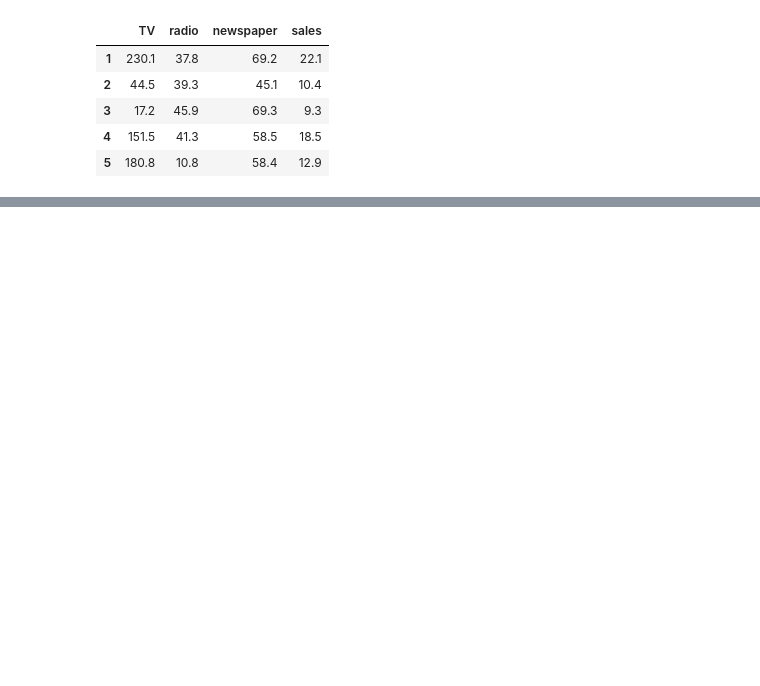
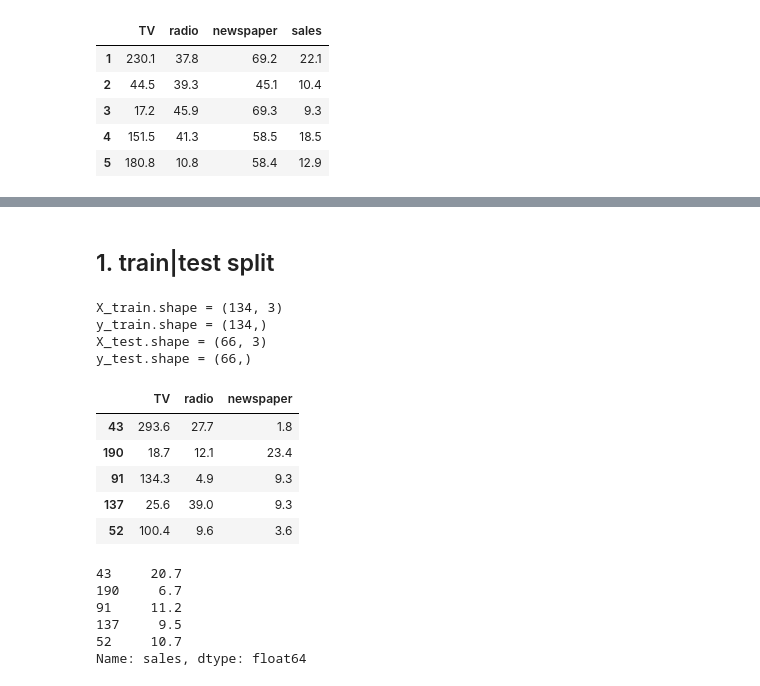
Before and after one commit to ponagr/ai_engineering_pontus_agren_grundstrom, a Jupyter notebook: code-alongs/linear_regression/regression.ipynb, the cells around one changed output, grey strips where cells are left out. Saved outputs shown, nothing was run; the diff lists cells and outputs as text; code cells hidden in the pictures; blank space fills up the shorter version.

```diff
--- a/code-alongs/linear_regression/regression.ipynb
+++ b/code-alongs/linear_regression/regression.ipynb
@@ -16,3 +60,10 @@ df.head()
 # %%
-from sklearn import
-# 3 features (TV,Radio,Newspaper) X , 1 target/label(Sales) y
+# spara kolumnerna som ska vara våra features i X(droppa kolumnen som ska vara y)
+# i y spara endast våran target/label (kolumnen som droppas i X)
+# 3 features (TV,radio,newspaper) X , 1 target/label(sales) y
+
+# tuple unpacking
+# X = design matrix / feature matrix / features / independent variable
+# y = target variable / label / dependent variable
+X, y = df.drop("sales", axis="columns"), df["sales"]
+X, y
@@ -18,0 +108,37 @@ from sklearn import
+# %% [markdown]
+## 1. train|test split
+# %%
+from sklearn.model_selection import train_test_split
+
+# help(train_test_split)
+
+# random_state gör att vi får samma resultat varje gång(samma shuffle), test_size tar 33% av datan till test och lämnar 67% till train
+X_train, X_test, y_train, y_test = train_test_split(X, y, test_size=0.33, random_state=42)
+
+print(f"{X_train.shape = }")
+print(f"{y_train.shape = }")
+print(f"{X_test.shape = }")
+print(f"{y_test.shape = }")
+# %% [output]
+X_train.shape = (134, 3)
+y_train.shape = (134,)
+X_test.shape = (66, 3)
+y_test.shape = (66,)
+# %%
+X_train.head()
+# %% [output]
+|  | TV | radio | newspaper |
+| 43 | 293.6 | 27.7 | 1.8 |
+| 190 | 18.7 | 12.1 | 23.4 |
+| 91 | 134.3 | 4.9 | 9.3 |
+| 137 | 25.6 | 39.0 | 9.3 |
+| 52 | 100.4 | 9.6 | 3.6 |
+# %%
+y_train.head()
+# %% [output]
+43     20.7
+190     6.7
+91     11.2
+137     9.5
+52     10.7
+Name: sales, dtype: float64
```
Also changed, not shown: parts of 30 cells of this notebook.
